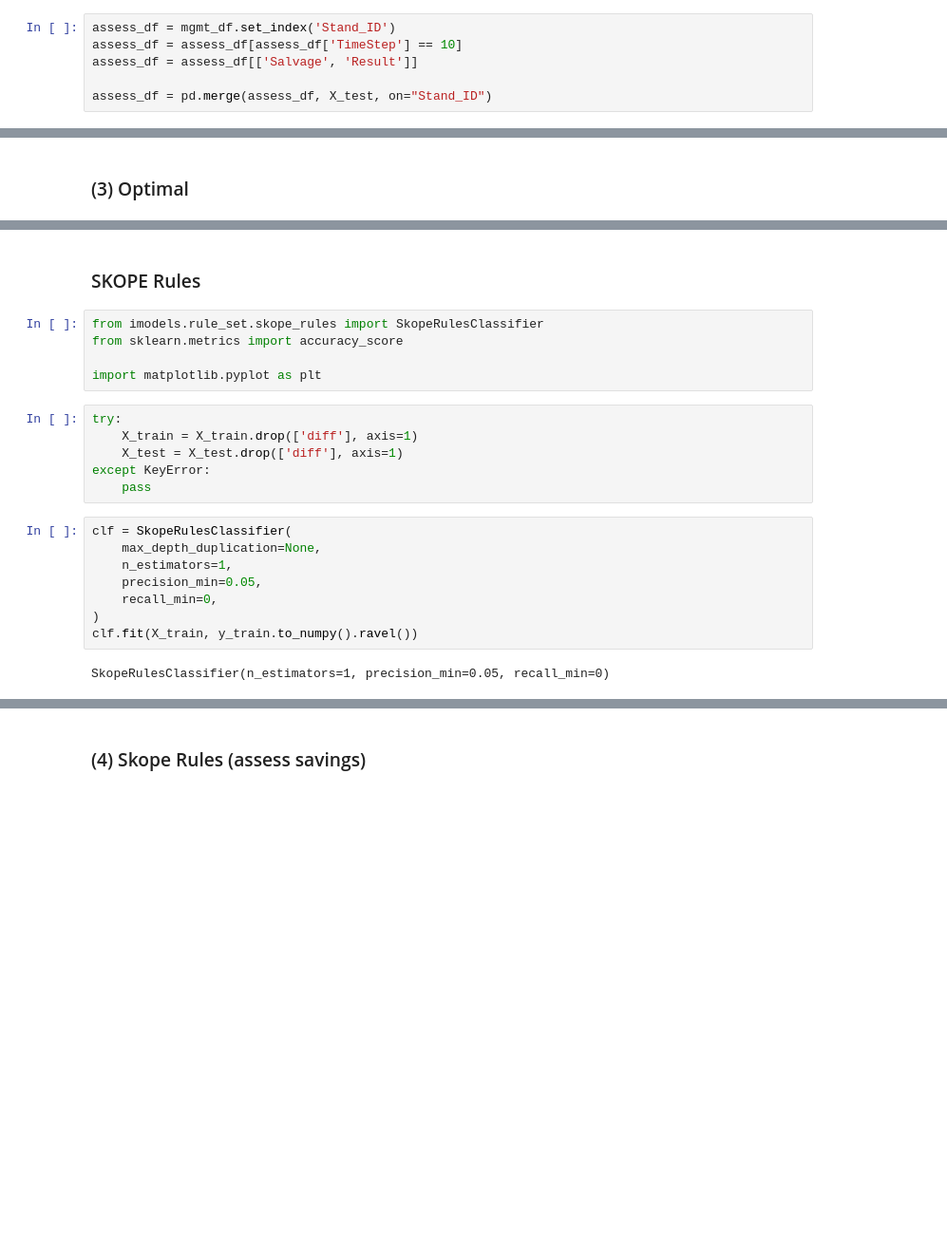
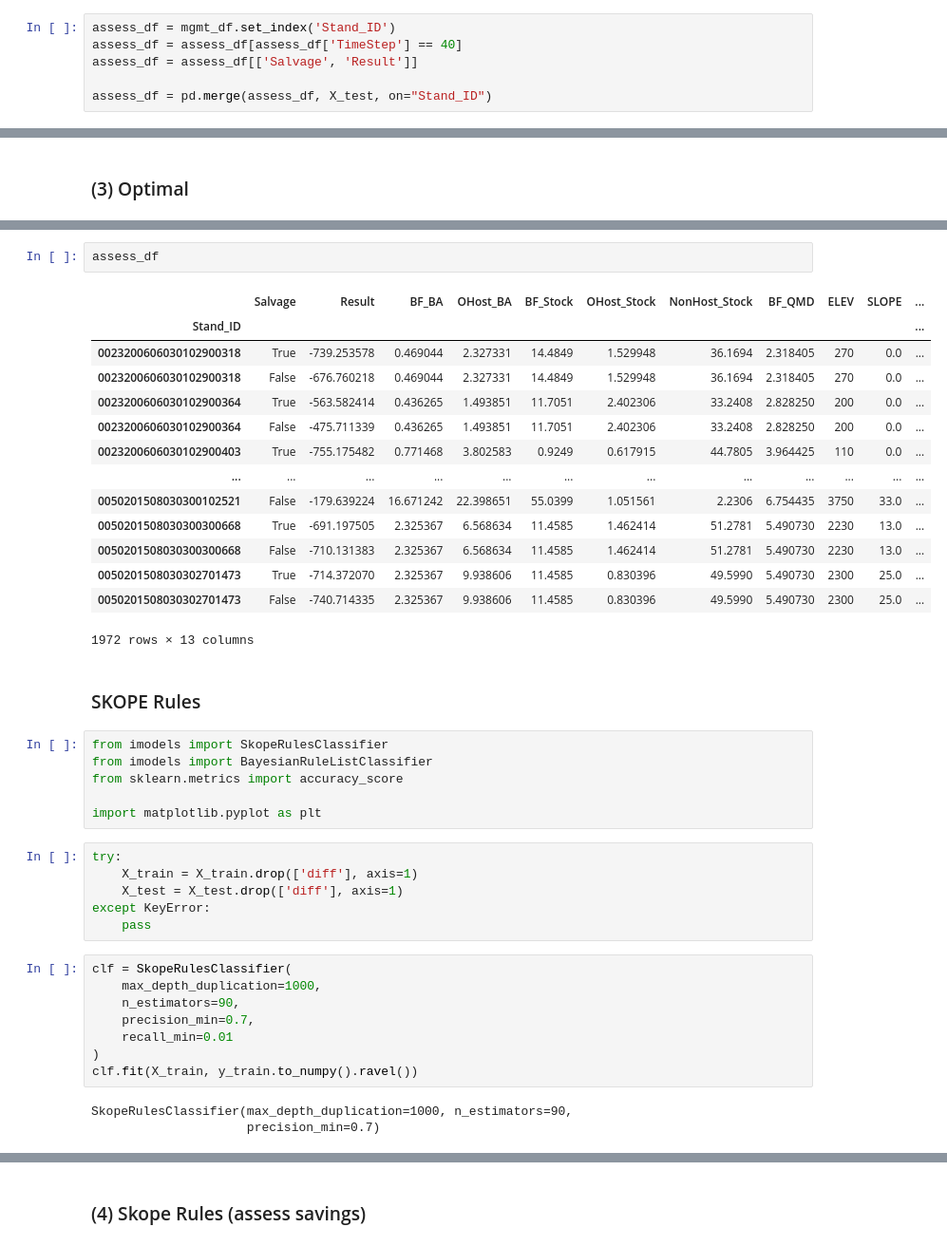
Before and after one commit to sms1097/Carbon-Emissions-Budworm, a Jupyter notebook: Rule Learning/Model 1.ipynb, the cells around one changed output, grey strips where cells are left out. Shown at 95% size. Drawn from its saved outputs; the diff is of its cells as text; blank space fills up the shorter version.

```diff
--- a/Rule Learning/Model 1.ipynb
+++ b/Rule Learning/Model 1.ipynb
@@ -141,7 +168,7 @@ train['Salvage_Good'] = y_train.to_numpy()
 IP = 10000
 # %%
 assess_df = mgmt_df.set_index('Stand_ID')
-assess_df = assess_df[assess_df['TimeStep'] == 10]
+assess_df = assess_df[assess_df['TimeStep'] == 40]
 assess_df = assess_df[['Salvage', 'Result']]
 
 assess_df = pd.merge(assess_df, X_test, on="Stand_ID")
@@ -184,7 +201,25 @@ only_salvage_score - no_salvage_score
+# %%
+assess_df
+# %% [output]
+|  | Salvage | Result | BF_BA | OHost_BA | BF_Stock | OHost_Stock | NonHost_Stock | BF_QMD | ELEV | SLOPE | ... |
+| Stand_ID |  |  |  |  |  |  |  |  |  |  | ... |
+| 0023200606030102900318 | True | -739.253578 | 0.469044 | 2.327331 | 14.4849 | 1.529948 | 36.1694 | 2.318405 | 270 | 0.0 | ... |
+| 0023200606030102900318 | False | -676.760218 | 0.469044 | 2.327331 | 14.4849 | 1.529948 | 36.1694 | 2.318405 | 270 | 0.0 | ... |
+| 0023200606030102900364 | True | -563.582414 | 0.436265 | 1.493851 | 11.7051 | 2.402306 | 33.2408 | 2.828250 | 200 | 0.0 | ... |
+| 0023200606030102900364 | False | -475.711339 | 0.436265 | 1.493851 | 11.7051 | 2.402306 | 33.2408 | 2.828250 | 200 | 0.0 | ... |
+| 0023200606030102900403 | True | -755.175482 | 0.771468 | 3.802583 | 0.9249 | 0.617915 | 44.7805 | 3.964425 | 110 | 0.0 | ... |
+| ... | ... | ... | ... | ... | ... | ... | ... | ... | ... | ... | ... |
+| 0050201508030300102521 | False | -179.639224 | 16.671242 | 22.398651 | 55.0399 | 1.051561 | 2.2306 | 6.754435 | 3750 | 33.0 | ... |
+| 0050201508030300300668 | True | -691.197505 | 2.325367 | 6.568634 | 11.4585 | 1.462414 | 51.2781 | 5.490730 | 2230 | 13.0 | ... |
+| 0050201508030300300668 | False | -710.131383 | 2.325367 | 6.568634 | 11.4585 | 1.462414 | 51.2781 | 5.490730 | 2230 | 13.0 | ... |
+| 0050201508030302701473 | True | -714.372070 | 2.325367 | 9.938606 | 11.4585 | 0.830396 | 49.5990 | 5.490730 | 2300 | 25.0 | ... |
+| 0050201508030302701473 | False | -740.714335 | 2.325367 | 9.938606 | 11.4585 | 0.830396 | 49.5990 | 5.490730 | 2300 | 25.0 | ... |
+1972 rows × 13 columns
 # %% [markdown]
 ### SKOPE Rules
 # %%
-from imodels.rule_set.skope_rules import SkopeRulesClassifier
+from imodels import SkopeRulesClassifier
+from imodels import BayesianRuleListClassifier
 from sklearn.metrics import accuracy_score
 
 import matplotlib.pyplot as plt
@@ -196,12 +231,13 @@ except KeyError:
     pass
 # %%
 clf = SkopeRulesClassifier(
-    max_depth_duplication=None,
-    n_estimators=1,
-    precision_min=0.05,
-    recall_min=0,
+    max_depth_duplication=1000,
+    n_estimators=90,
+    precision_min=0.7,
+    recall_min=0.01
 )
 clf.fit(X_train, y_train.to_numpy().ravel())
 # %% [output]
-SkopeRulesClassifier(n_estimators=1, precision_min=0.05, recall_min=0)
+SkopeRulesClassifier(max_depth_duplication=1000, n_estimators=90,
+                     precision_min=0.7)
 # %%
```
Also changed, not shown: parts of 59 cells of this notebook.
